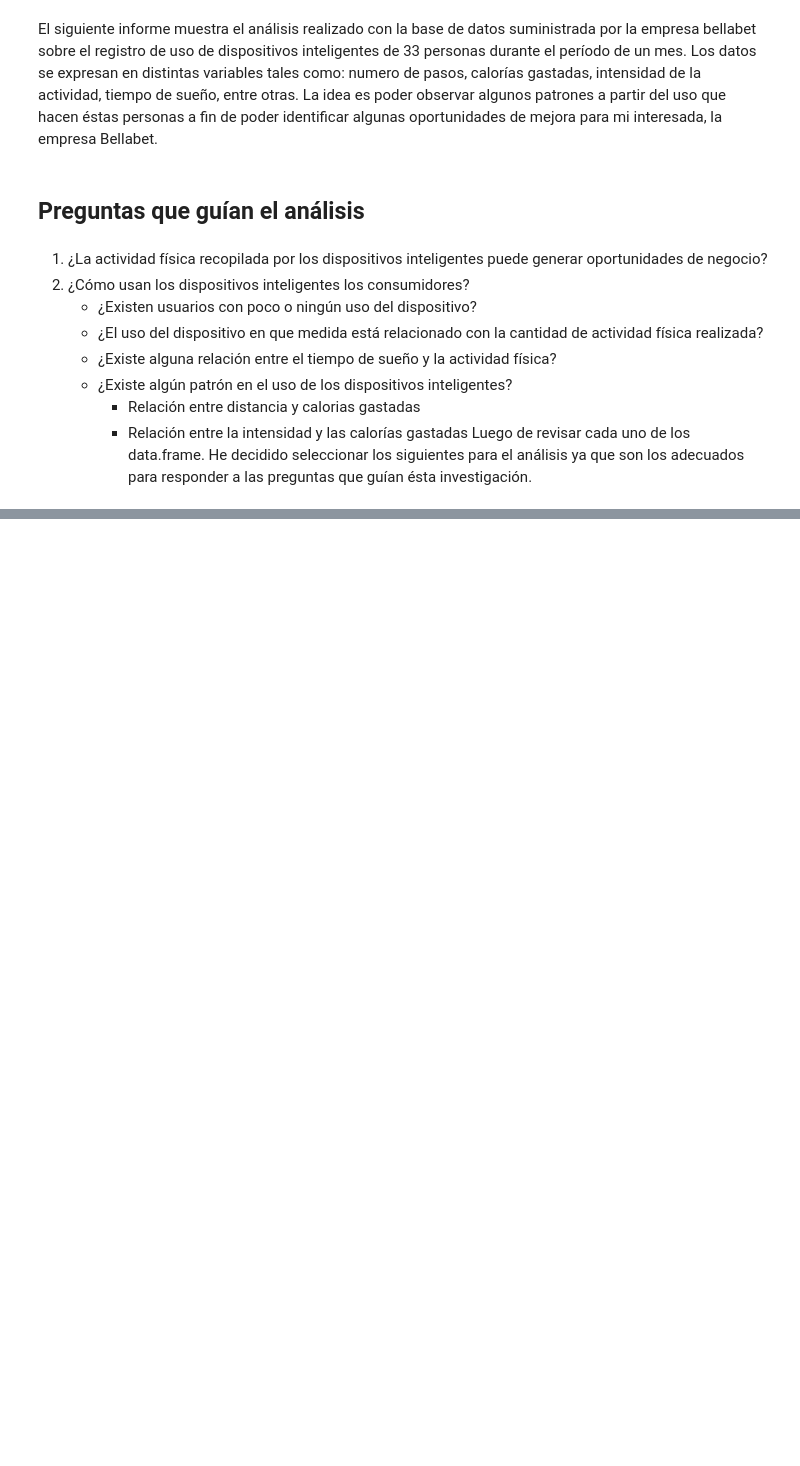
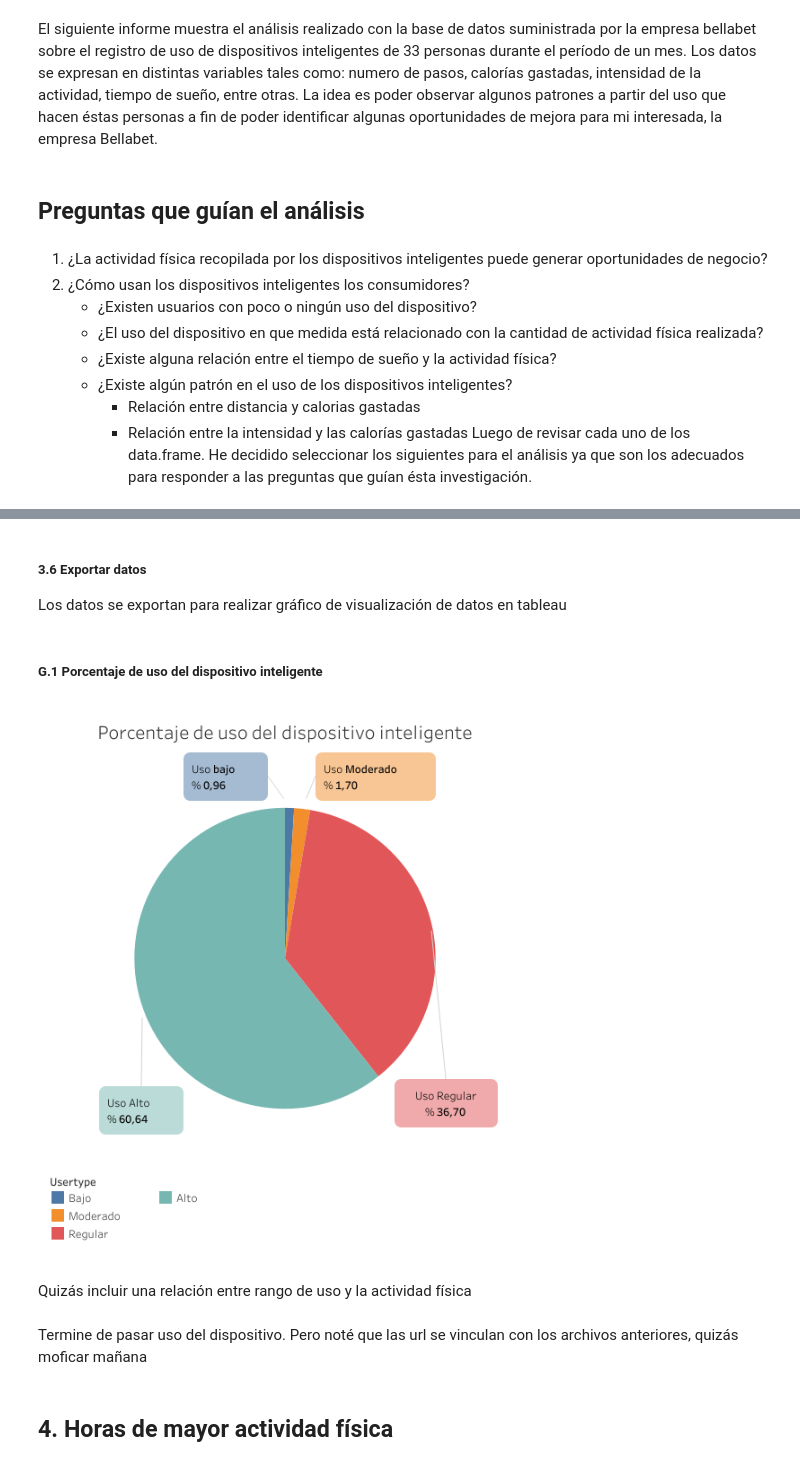
Before and after one commit to joakomedina/caso_practico_R, a Jupyter notebook: informe_jupyter/informe_final.ipynb, the cells around one changed output, grey strips where cells are left out. Saved outputs shown, nothing was run; the diff lists cells and outputs as text; code cells hidden in the pictures; blank space fills up the shorter version.

Commit message:
Informe final

```diff
--- a/informe_jupyter/informe_final.ipynb
+++ b/informe_jupyter/informe_final.ipynb
@@ -30,0 +587,3 @@ hourlyCalories_merged.csv          | hourly_calories
+# %% [markdown]
+##### 3.6 Exportar datos
+Los datos se exportan para realizar gráfico de visualización de datos en tableau
@@ -30,0 +592,12 @@ hourlyCalories_merged.csv          | hourly_calories
+# %% [markdown]
+##### G.1 Porcentaje de uso del dispositivo inteligente
+# %%
+display_png(file="C:/Users/Joako/Documents/R_proyectos/Caso_practico/Informe_jupyter/Imagenes/Porcentaje_uso.png")
+# %% [output]
+[figure, added]
+# %% [markdown]
+Quizás incluir una relación entre rango de uso y la actividad física
+# %% [markdown]
+Termine de pasar uso del dispositivo. Pero noté que las url se vinculan con los archivos anteriores, quizás moficar mañana
+# %% [markdown]
+## 4. Horas de mayor actividad física
```
Also changed, not shown: parts of 98 cells of this notebook.
